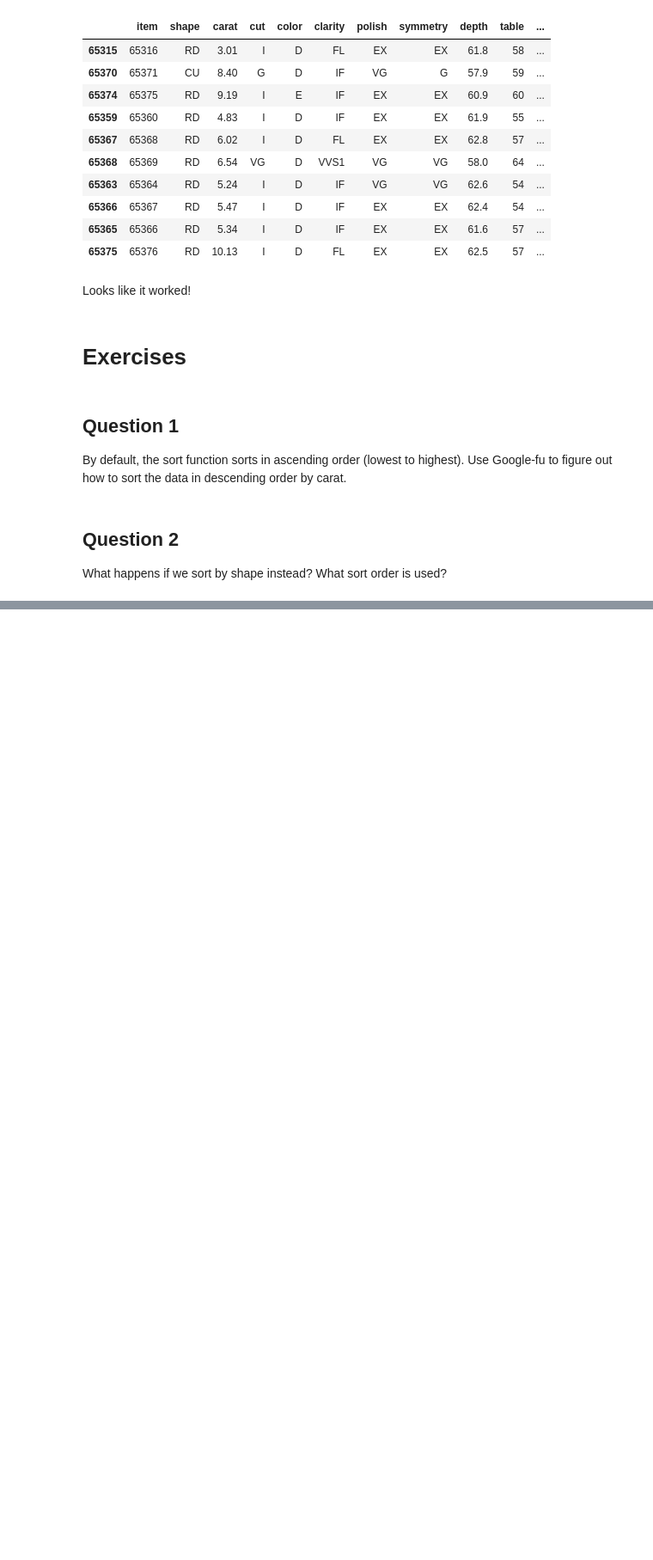
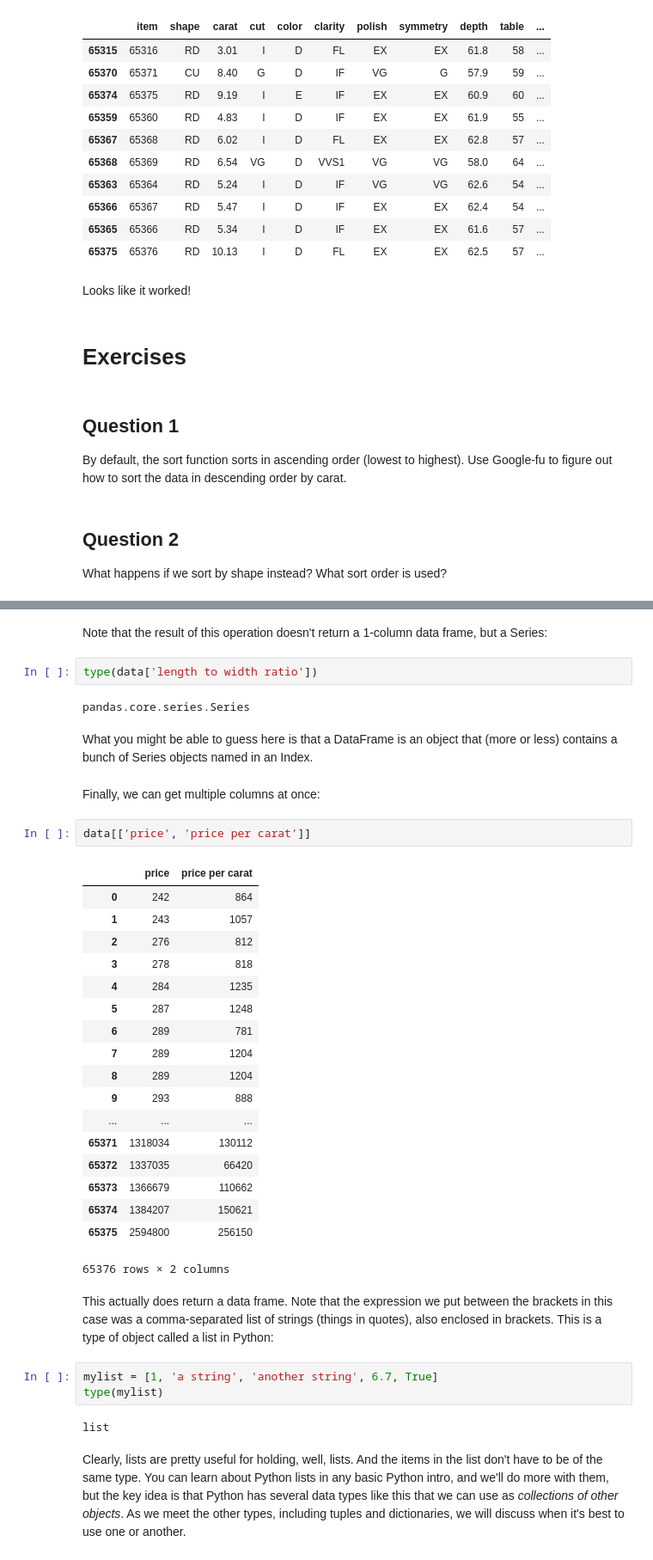
Before and after one commit to jmxpearson/DIBS_materials, a Jupyter notebook: python/Basic Data Analysis.ipynb, the cells around one changed output, grey strips where cells are left out. Shown at 86% size. Cells and saved outputs as stored; diff of their text form; blank space fills up the shorter version.

Commit message:
adding more to basic analysis case study

```diff
--- a/python/Basic Data Analysis.ipynb
+++ b/python/Basic Data Analysis.ipynb
@@ -243,0 +366,40 @@ What happens if we sort by shape instead? What sort order is used?
+# %% [markdown]
+Note that the result of this operation doesn't return a 1-column data frame, but a Series:
+# %%
+type(data['length to width ratio'])
+# %% [output]
+pandas.core.series.Series
+# %% [markdown]
+What you might be able to guess here is that a DataFrame is an object that (more or less) contains a bunch of Series objects named in an Index.
+# %% [markdown]
+Finally, we can get multiple columns at once:
+# %%
+data[['price', 'price per carat']]
+# %% [output]
+|  | price | price per carat |
+| 0 | 242 | 864 |
+| 1 | 243 | 1057 |
+| 2 | 276 | 812 |
+| 3 | 278 | 818 |
+| 4 | 284 | 1235 |
+| 5 | 287 | 1248 |
+| 6 | 289 | 781 |
+| 7 | 289 | 1204 |
+| 8 | 289 | 1204 |
+| 9 | 293 | 888 |
+| ... | ... | ... |
+| 65371 | 1318034 | 130112 |
+| 65372 | 1337035 | 66420 |
+| 65373 | 1366679 | 110662 |
+| 65374 | 1384207 | 150621 |
+| 65375 | 2594800 | 256150 |
+65376 rows × 2 columns
+# %% [markdown]
+This actually does return a data frame. Note that the expression we put between the brackets in this case was a comma-separated list of strings (things in quotes), also enclosed in brackets. This is a type of object called a list in Python:
+# %%
+mylist = [1, 'a string', 'another string', 6.7, True]
+type(mylist)
+# %% [output]
+list
+# %% [markdown]
+Clearly, lists are pretty useful for holding, well, lists. And the items in the list don't have to be of the same type. You can learn about Python lists in any basic Python intro, and we'll do more with them, but the key idea is that Python has several data types like this that we can use as *collections of other objects*. As we meet the other types, including tuples and dictionaries, we will discuss when it's best to use one or another.
```
Also changed, not shown: parts of 26 cells of this notebook.
